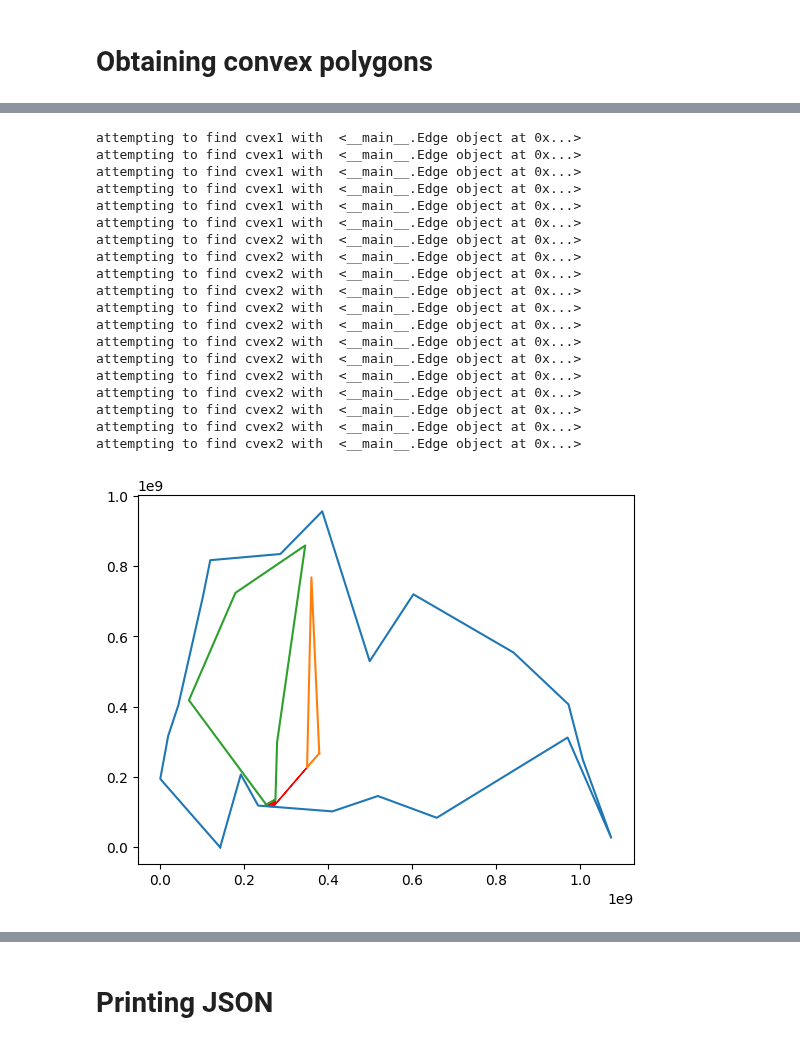
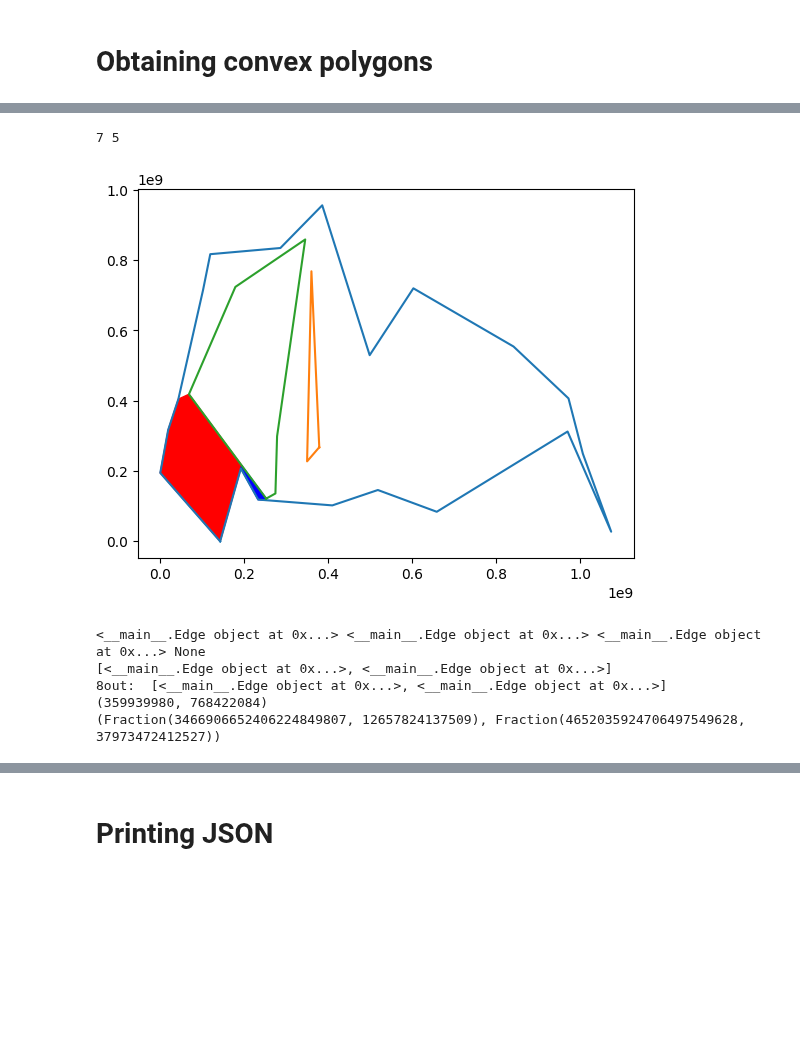
Before and after one commit to theodle/2IMA15-project, a Jupyter notebook: prototyping.ipynb, the cells around one changed output, grey strips where cells are left out. Cells and saved outputs as stored; diff of their text form; code cells hidden in the pictures; blank space fills up the shorter version.

Commit message:
convex polygons are made correctly for fpg 20 h2

```diff
--- a/prototyping.ipynb
+++ b/prototyping.ipynb
@@ -1216,7 +1240,6 @@ def get_polygons_adj_half_edge(half_edges, polygons):
         if r_in in polygon:
             skip2 = True
 
-    r = r_out.pt1
     if not skip1:
         cvex1 = []
 
@@ -1224,15 +1247,12 @@ def get_polygons_adj_half_edge(half_edges, polygons):
         prev = None
 
         while cur not in cvex1:
-            print("attempting to find cvex1 with ", cur)
+            # print("attempting to find cvex1 with ", cur)
             cvex1.append(cur)
             prev = cur
             cur = next(cur)
-            if cur.pt1 == prev.pt2 and cur.pt2 == prev.pt1:
-                print(cur.pt1.coordinate, cur.pt2.coordinate)
-                break
 
-        cvex1.append(cur)
+        # cvex1.append(cur)
 
     if not skip2:
         cvex2 = []
@@ -1242,54 +1262,51 @@ def get_polygons_adj_half_edge(half_edges, polygons):
         prev = None
 
         while cur not in cvex2:
-            print("attempting to find cvex2 with ", cur)
+            # print("attempting to find cvex2 with ", cur)
             cvex2.append(cur)
             prev = cur
             cur = next(cur)
-            if cur.pt1 == prev.pt2 and cur.pt2 == prev.pt1:
-                print(cur.pt1.coordinate, cur.pt2.coordinate)
-                break
 
-        cvex2.append(cur)
+
+        # cvex2.append(cur)
 
     return cvex1, cvex2
 # %%
-c1, c2 = get_polygons_adj_half_edge(newedges[7], [])
+c1, c2 = get_polygons_adj_half_edge(newedges[0], [])
+
+print(len(c1), len(c2))
 
 polygon_plt()
 
 xs = [e.pt1.coordinate[0] for e in c1]
 ys = [e.pt1.coordinate[1] for e in c1]
 
 plt.fill(xs, ys, c='red')
 
 xs = [e.pt1.coordinate[0] for e in c2]
 ys = [e.pt1.coordinate[1] for e in c2]
 
-# plt.fill(xs, ys, c='blue')
+plt.fill(xs, ys, c='blue')
 
 plt.show()
 # %% [output]
-attempting to find cvex1 with  <__main__.Edge object at 0x...>
-attempting to find cvex1 with  <__main__.Edge object at 0x...>
-attempting to find cvex1 with  <__main__.Edge object at 0x...>
-attempting to find cvex1 with  <__main__.Edge object at 0x...>
-attempting to find cvex1 with  <__main__.Edge object at 0x...>
-attempting to find cvex1 with  <__main__.Edge object at 0x...>
-attempting to find cvex2 with  <__main__.Edge object at 0x...>
-attempting to find cvex2 with  <__main__.Edge object at 0x...>
-attempting to find cvex2 with  <__main__.Edge object at 0x...>
-attempting to find cvex2 with  <__main__.Edge object at 0x...>
-attempting to find cvex2 with  <__main__.Edge object at 0x...>
-attempting to find cvex2 with  <__main__.Edge object at 0x...>
-attempting to find cvex2 with  <__main__.Edge object at 0x...>
-attempting to find cvex2 with  <__main__.Edge object at 0x...>
-attempting to find cvex2 with  <__main__.Edge object at 0x...>
-attempting to find cvex2 with  <__main__.Edge object at 0x...>
-attempting to find cvex2 with  <__main__.Edge object at 0x...>
-attempting to find cvex2 with  <__main__.Edge object at 0x...>
-attempting to find cvex2 with  <__main__.Edge object at 0x...>
+7 5
-[figure, old version]
+[figure, new version]
+# %%
+print(reflcopy[8].incoming[1], next(reflcopy[8].incoming[1]), reflcopy[8].incoming[1].twin, next(reflcopy[8].incoming[1]).twin)
+
+print(reflcopy[8].incoming)
+print("8out: ", reflcopy[8].outgoing)
+
+for edge in reflcopy[8].outgoing:
+    print(edge.pt2.coordinate)
+    # print(angle(reflcopy[8].incoming[1].pt1, reflcopy[8], edge.pt2))
+# %% [output]
+<__main__.Edge object at 0x...> <__main__.Edge object at 0x...> <__main__.Edge object at 0x...> None
+[<__main__.Edge object at 0x...>, <__main__.Edge object at 0x...>]
+8out:  [<__main__.Edge object at 0x...>, <__main__.Edge object at 0x...>]
+(359939980, 768422084)
+(Fraction(3466906652406224849807, 12657824137509), Fraction(4652035924706497549628, 37973472412527))
 # %%
 polygons=[]
 for i in range(len(newedges)):
```
Also changed, not shown: parts of 5 cells of this notebook.
